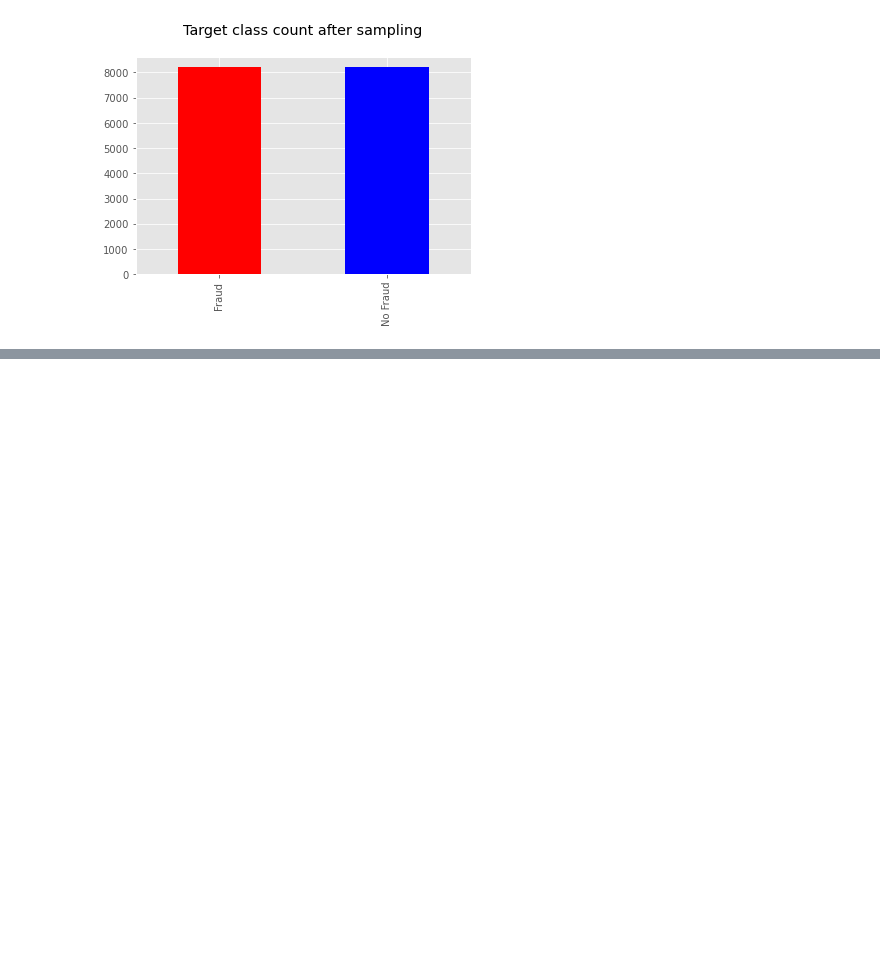
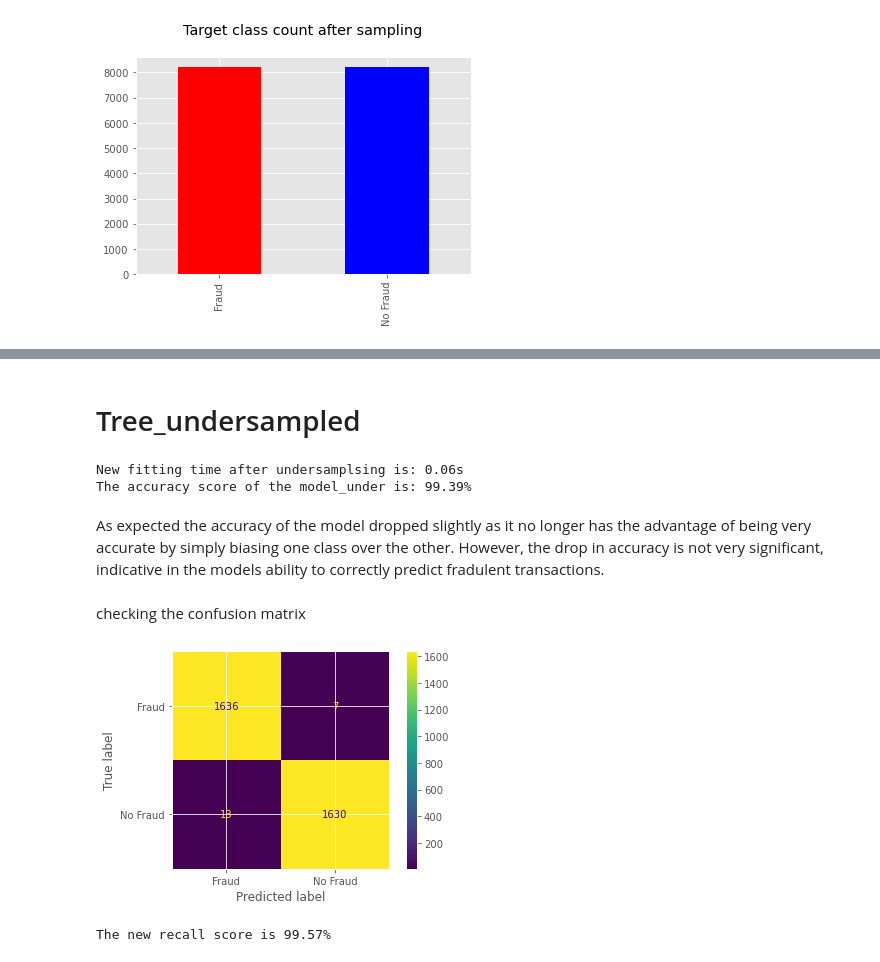
Before and after one commit to yazanattar99/creditCardFraudDetection, a Jupyter notebook: src/main.ipynb, the cells around one changed output, grey strips where cells are left out. Saved outputs shown, nothing was run; the diff lists cells and outputs as text; code cells hidden in the pictures; blank space fills up the shorter version.

Commit message:
Added time analysis and re-tested decision tree after undersampling

```diff
--- a/src/main.ipynb
+++ b/src/main.ipynb
@@ -264,0 +271,32 @@ Now we have a balanced dataset with respect to the target class 'isFraud', and a
+# %% [markdown]
+# Tree_undersampled
+# %%
+# initialize X and y as we will need to perform another split using the balanced dataset
+X_under = dataForModel.iloc[:, :-1].values
+y_under = dataForModel.iloc[:, -1].values
+X_train_under, X_test_under, y_train_under, y_test_under = train_test_split(X_under, y_under, test_size = 0.2, random_state = 1)
+# %%
+# initialize and train new model
+model_under = DecisionTreeClassifier()
+start = time.time()
+model_under.fit(X_train_under,y_train_under)
+stop = time.time()
+print(f"New fitting time after undersamplsing is: {stop - start:.2f}s")
+print(f"The accuracy score of the model_under is: {model_under.score(X_test_under,y_test_under)*100:.2f}%")
+# %% [output]
+New fitting time after undersamplsing is: 0.06s
+The accuracy score of the model_under is: 99.39%
+# %% [markdown]
+As expected the accuracy of the model dropped slightly as it no longer has the advantage of being very accurate by simply biasing one class over the other. However, the drop in accuracy is not very significant, indicative in the models ability to correctly predict fradulent transactions.
+# %% [markdown]
+checking the confusion matrix
+# %%
+# First we can take a look at the confusion matrix
+plot_confusion_matrix(model_under, X_test_under,y_test_under)
+plt.show()
+# %% [output]
+[figure, added]
+# %%
+print(f"The new recall score is {recall_score(y_true=y_test_under,  y_pred=model_under.predict(X_test_under),pos_label='Fraud')*100:.2f}%")
+# %% [output]
+The new recall score is 99.57%
```
Also changed, not shown: parts of 10 cells of this notebook.
